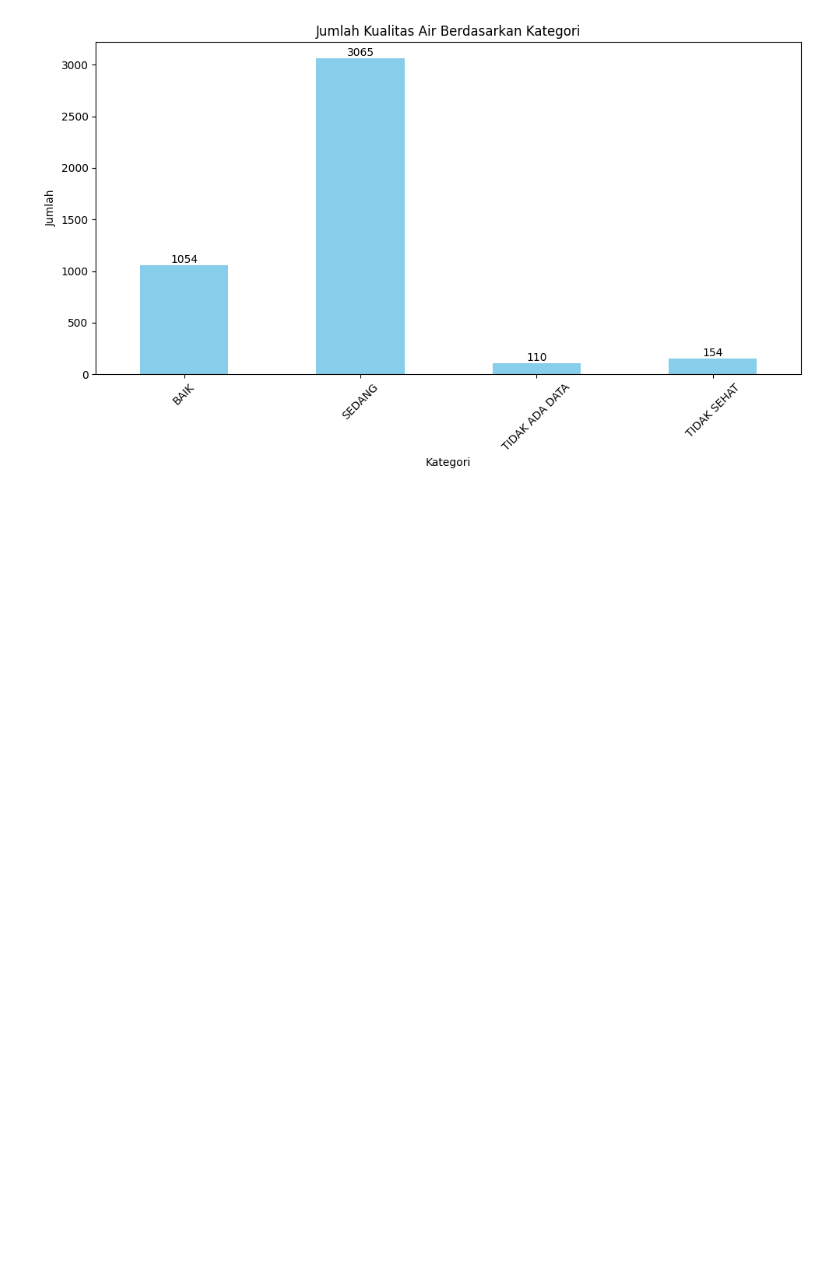
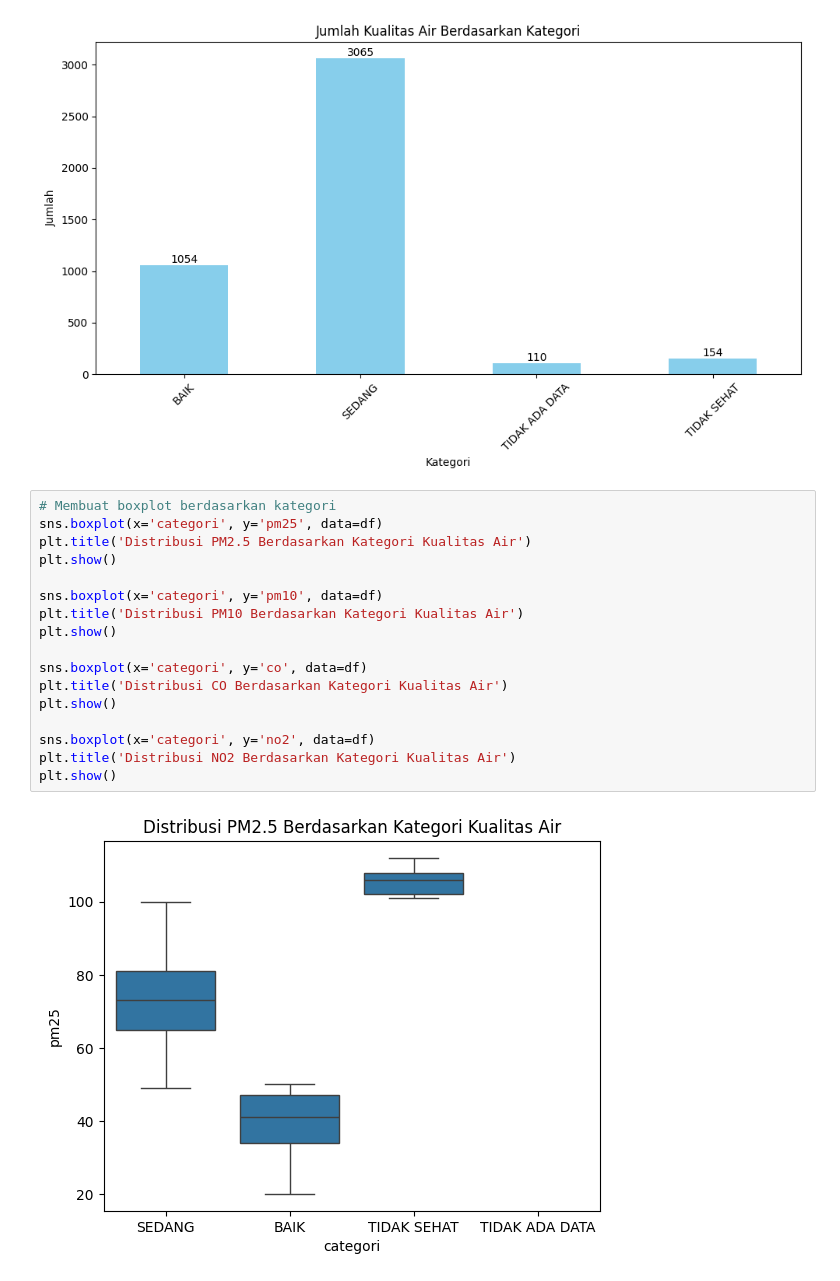
Before and after one commit to MukhlisMaulanaA/data-analytics-python, a Jupyter notebook: index.ipynb, the cells around one changed output. Saved outputs shown, nothing was run; the diff lists cells and outputs as text; blank space fills up the shorter version.

Commit message:
update: visualize data using boxplot

```diff
--- a/index.ipynb
+++ b/index.ipynb
@@ -115,5 +119,22 @@ plt.tight_layout()
 plt.show()
 # %% [output]
 [figure]
-# %% [markdown]
-<!-- Analisis Mendalam -->
+# %%
+# Membuat boxplot berdasarkan kategori
+sns.boxplot(x='categori', y='pm25', data=df)
+plt.title('Distribusi PM2.5 Berdasarkan Kategori Kualitas Air')
+plt.show()
+
+sns.boxplot(x='categori', y='pm10', data=df)
+plt.title('Distribusi PM10 Berdasarkan Kategori Kualitas Air')
+plt.show()
+
+sns.boxplot(x='categori', y='co', data=df)
+plt.title('Distribusi CO Berdasarkan Kategori Kualitas Air')
+plt.show()
+
+sns.boxplot(x='categori', y='no2', data=df)
+plt.title('Distribusi NO2 Berdasarkan Kategori Kualitas Air')
+plt.show()
+# %% [output]
+[figure, added]
```
Also changed, not shown: parts of 5 cells of this notebook.
